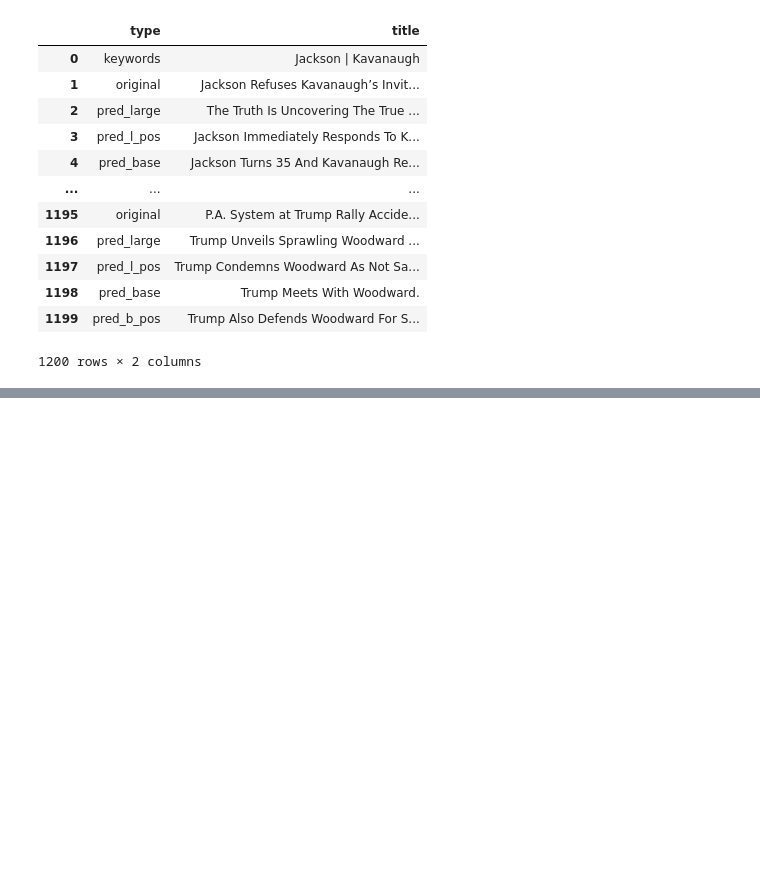
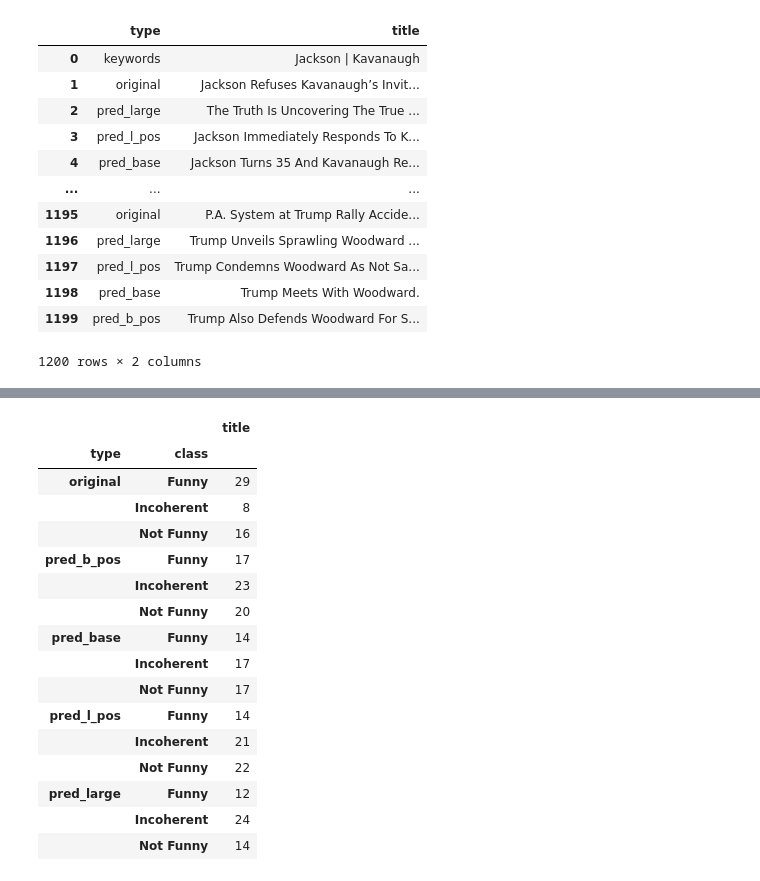
Before and after one commit to MaartenVandenhof-r0613805/satire_thesis, a Jupyter notebook: notebooks/annotations_test.ipynb, the cells around one changed output, grey strips where cells are left out. Drawn from its saved outputs; the diff is of its cells as text; code cells hidden in the pictures; blank space fills up the shorter version.

```diff
--- a/notebooks/annotations_test.ipynb
+++ b/notebooks/annotations_test.ipynb
@@ -76,0 +86,20 @@ px.bar(merged.groupby(["type", "class"]).count().reset_index(), x="type", y="tit
+# %%
+merged.groupby(["type", "class"]).count()
+# %% [output]
+|  |  | title |
+| type | class |  |
+| original | Funny | 29 |
+|  | Incoherent | 8 |
+|  | Not Funny | 16 |
+| pred_b_pos | Funny | 17 |
+|  | Incoherent | 23 |
+|  | Not Funny | 20 |
+| pred_base | Funny | 14 |
+|  | Incoherent | 17 |
+|  | Not Funny | 17 |
+| pred_l_pos | Funny | 14 |
+|  | Incoherent | 21 |
+|  | Not Funny | 22 |
+| pred_large | Funny | 12 |
+|  | Incoherent | 24 |
+|  | Not Funny | 14 |
```
Also changed, not shown: parts of 6 cells of this notebook.
